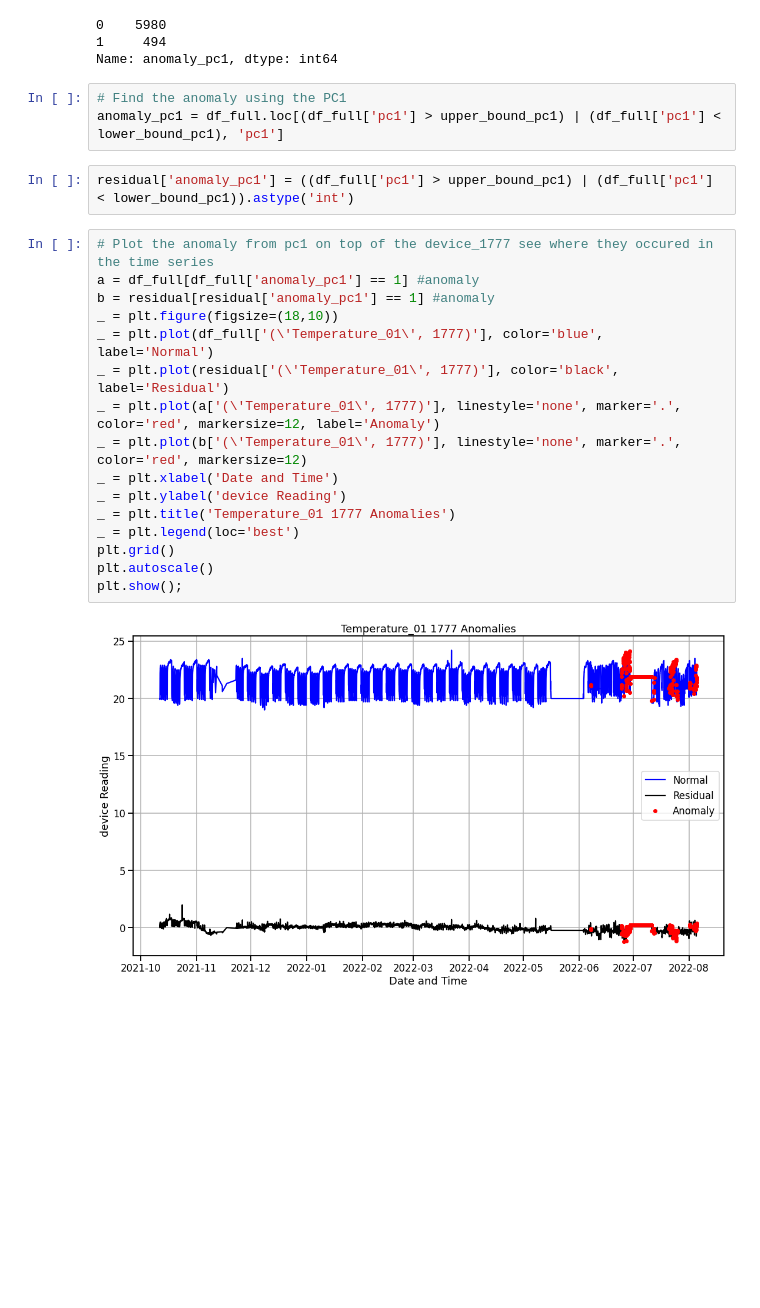
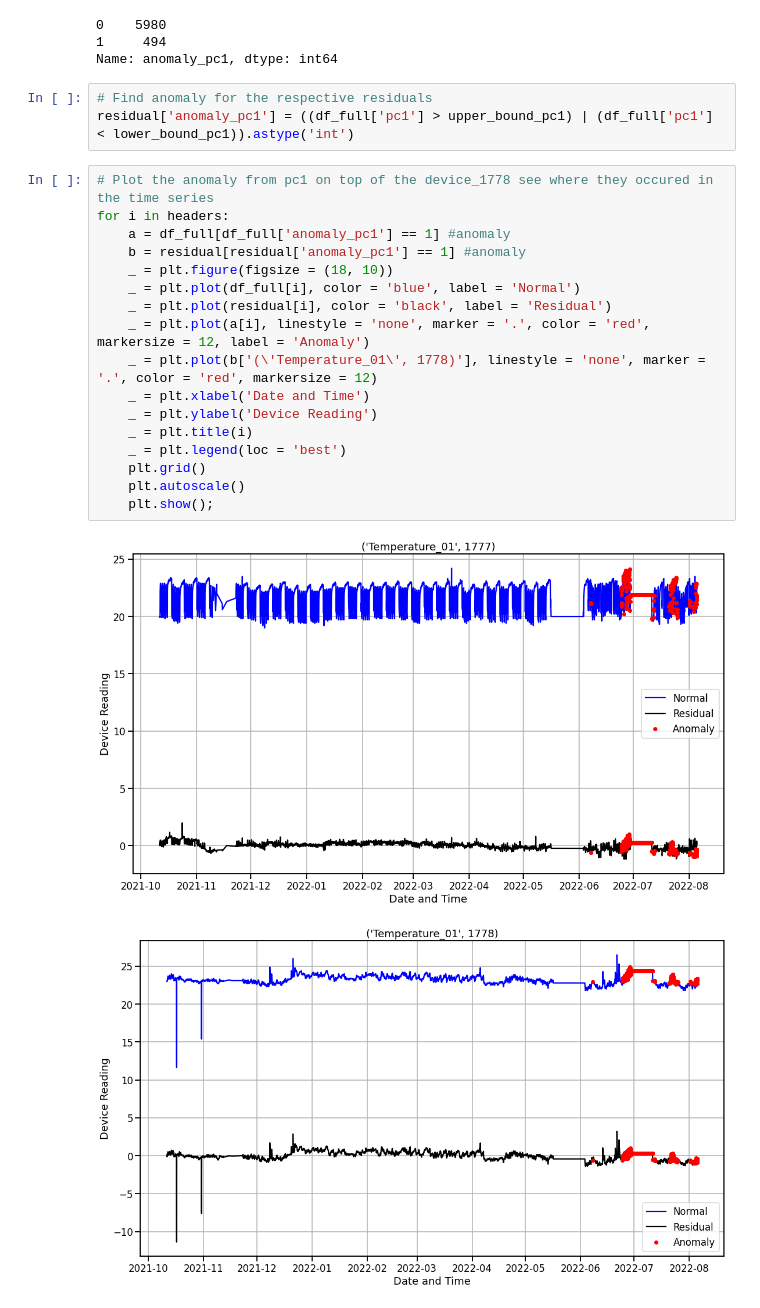
Before and after one commit to hamk-uas/HAMK_Smart_City_anomaly, a Jupyter notebook: PCA_Anomaly.ipynb, the cells around one changed output. Saved outputs shown, nothing was run; the diff lists cells and outputs as text; blank space fills up the shorter version.

Commit message:
+ notebook for anomaly

```diff
--- a/PCA_Anomaly.ipynb
+++ b/PCA_Anomaly.ipynb
@@ -223,25 +246,25 @@ df_full['anomaly_pc1'].value_counts()
 1     494
 Name: anomaly_pc1, dtype: int64
 # %%
-# Find the anomaly using the PC1
-anomaly_pc1 = df_full.loc[(df_full['pc1'] > upper_bound_pc1) | (df_full['pc1'] < lower_bound_pc1), 'pc1']
+# Find anomaly for the respective residuals
+residual['anomaly_pc1'] = ((df_full['pc1'] > upper_bound_pc1) | (df_full['pc1'] < lower_bound_pc1)).astype('int')
-# %%
-residual['anomaly_pc1'] = ((df_full['pc1'] > upper_bound_pc1) | (df_full['pc1'] < lower_bound_pc1)).astype('int')
 # %%
-# Plot the anomaly from pc1 on top of the device_1777 see where they occured in the time series
-a = df_full[df_full['anomaly_pc1'] == 1] #anomaly
-b = residual[residual['anomaly_pc1'] == 1] #anomaly
-_ = plt.figure(figsize=(18,10))
-_ = plt.plot(df_full['(\'Temperature_01\', 1777)'], color='blue', label='Normal')
-_ = plt.plot(residual['(\'Temperature_01\', 1777)'], color='black', label='Residual')
-_ = plt.plot(a['(\'Temperature_01\', 1777)'], linestyle='none', marker='.', color='red', markersize=12, label='Anomaly')
-_ = plt.plot(b['(\'Temperature_01\', 1777)'], linestyle='none', marker='.', color='red', markersize=12)
-_ = plt.xlabel('Date and Time')
-_ = plt.ylabel('device Reading')
-_ = plt.title('Temperature_01 1777 Anomalies')
-_ = plt.legend(loc='best')
-plt.grid()
-plt.autoscale()
-plt.show();
+# Plot the anomaly from pc1 on top of the device_1778 see where they occured in the time series
+for i in headers:
+    a = df_full[df_full['anomaly_pc1'] == 1] #anomaly
+    b = residual[residual['anomaly_pc1'] == 1] #anomaly
+    _ = plt.figure(figsize = (18, 10))
+    _ = plt.plot(df_full[i], color = 'blue', label = 'Normal')
+    _ = plt.plot(residual[i], color = 'black', label = 'Residual')
+    _ = plt.plot(a[i], linestyle = 'none', marker = '.', color = 'red', markersize = 12, label = 'Anomaly')
+    _ = plt.plot(b['(\'Temperature_01\', 1778)'], linestyle = 'none', marker = '.', color = 'red', markersize = 12)
+    _ = plt.xlabel('Date and Time')
+    _ = plt.ylabel('Device Reading')
+    _ = plt.title(i)
+    _ = plt.legend(loc = 'best')
+    plt.grid()
+    plt.autoscale()
+    plt.show();
 # %% [output]
-[figure, old version]
+[figure, new version]
+[figure, added]
```
Also changed, not shown: parts of 8 cells of this notebook.
